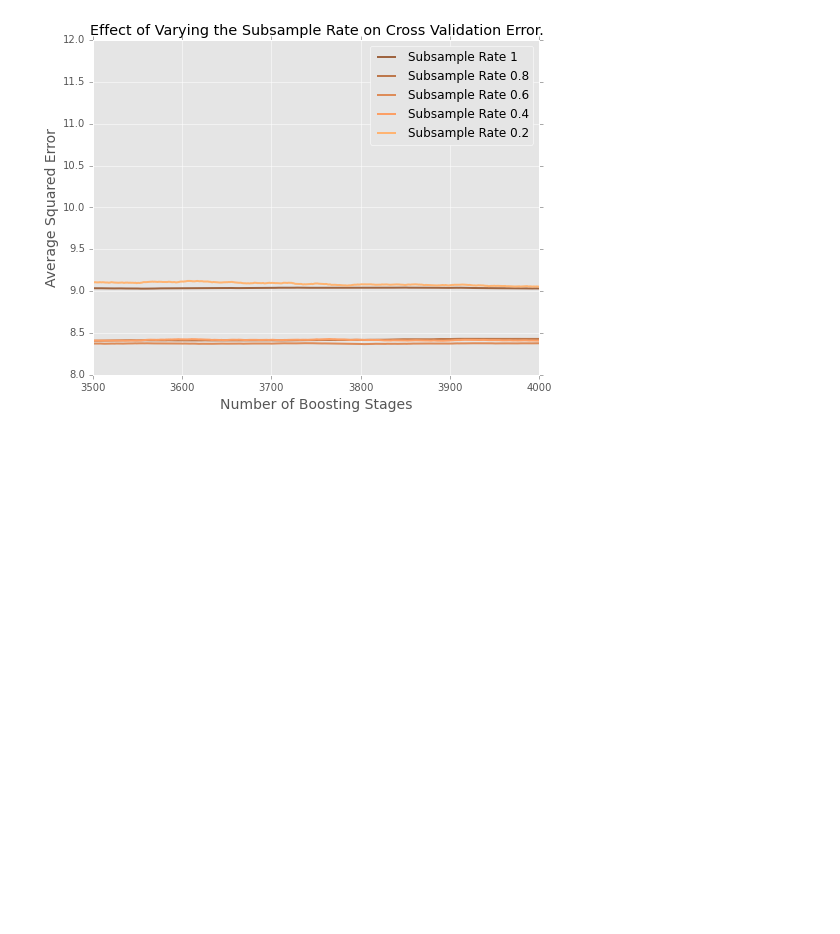
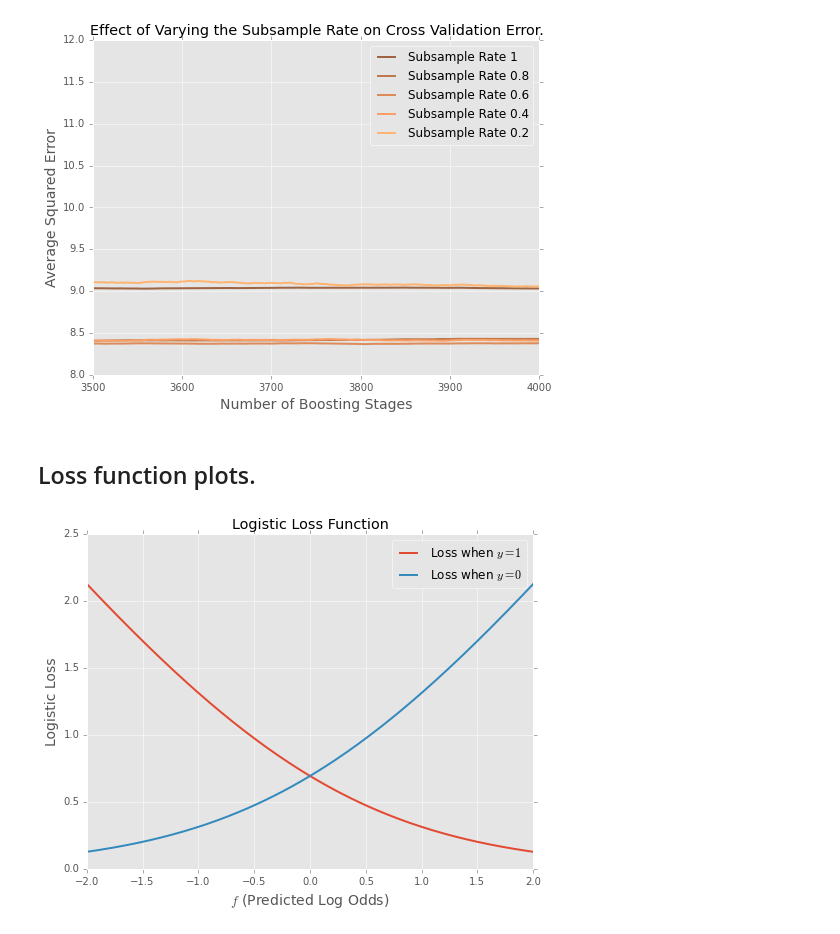
Before and after one commit to madrury/boosting-presentation, a Jupyter notebook: Boosting-Presentation-Galvanize.ipynb, the cells around one changed output. Saved outputs shown, nothing was run; the diff lists cells and outputs as text; code cells hidden in the pictures; blank space fills up the shorter version.

```diff
--- a/Boosting-Presentation-Galvanize.ipynb
+++ b/Boosting-Presentation-Galvanize.ipynb
@@ -939,3 +939,21 @@ plt.xlim([3500, 4000])
 plt.savefig('plots/varying-subsample-rate-error-zoom-end.png', bbox_inches='tight')
 # %% [output]
 [figure]
+# %% [markdown]
+## Loss function plots.
+# %%
+# Logistic loss.
+x = np.linspace(-2, 2, 200)
+one_branch =  - x + np.log(1 + np.exp(x))
+zero_branch = np.log(1 + np.exp(x))
+
+plt.plot(x, one_branch, label="Loss when $y=1$")
+plt.plot(x, zero_branch, label="Loss when $y=0$")
+
+plt.legend(loc="upper right")
+plt.title("Logistic Loss Function")
+plt.xlabel('$f$ (Predicted Log Odds)', fontsize=14)
+plt.ylabel('Logistic Loss', fontsize=14)
+plt.savefig('plots/loss-function-logistic.png', bbox_inches='tight')
+# %% [output]
+[figure, added]
```
Also changed, not shown: parts of 6 cells of this notebook, 8 other files.
